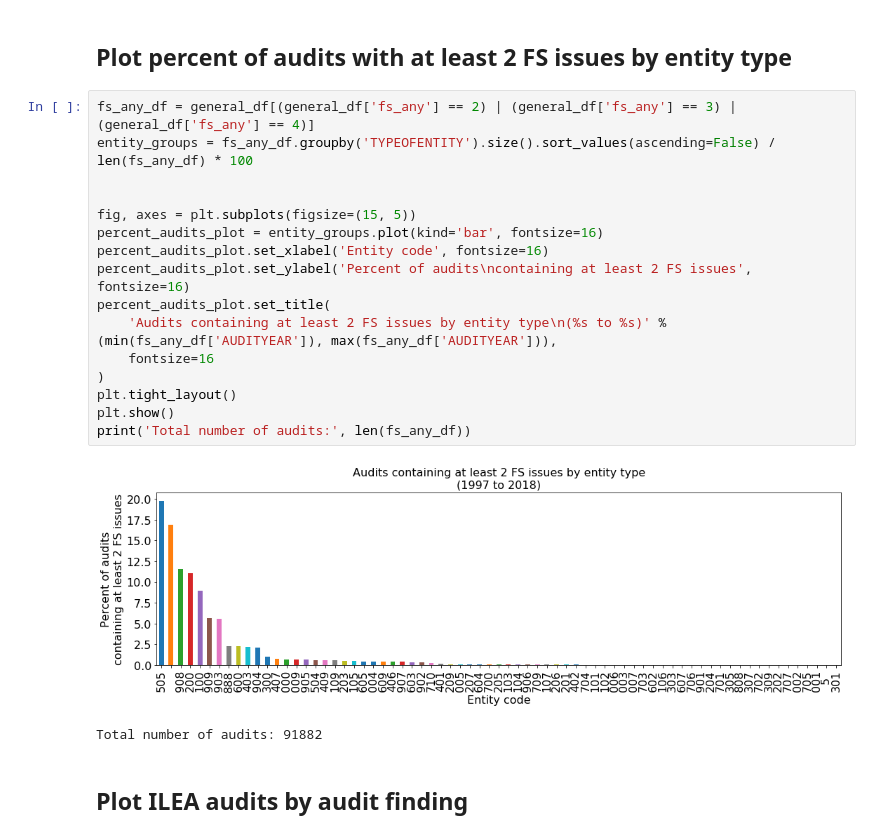
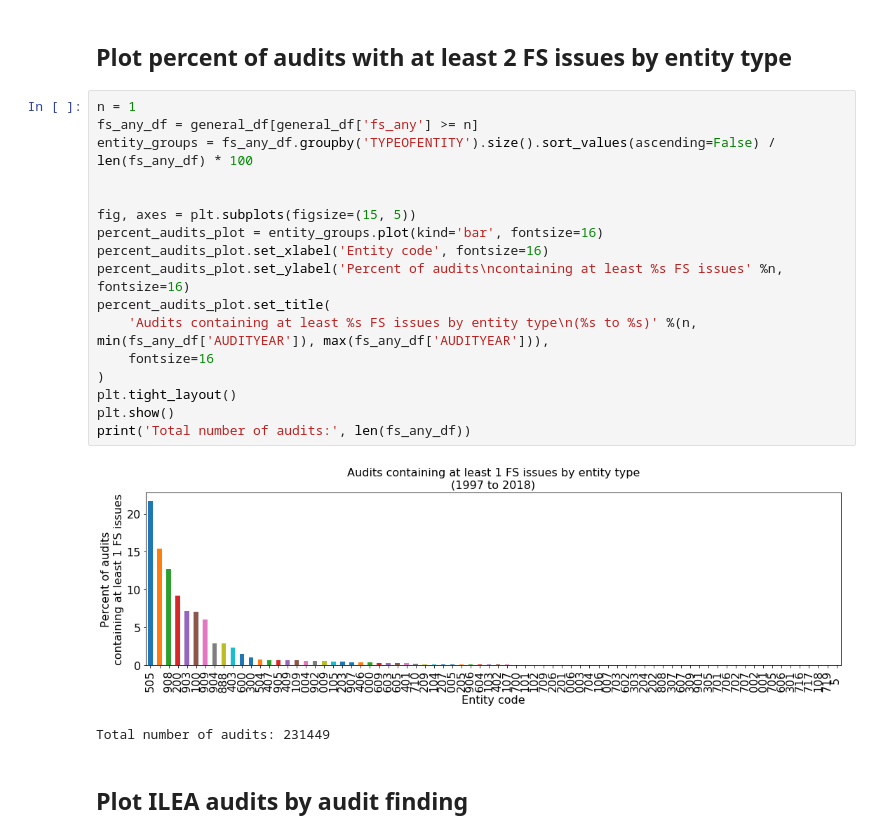
Before and after one commit to ihwang/fac, a Jupyter notebook: compliance_trends.ipynb, the cells around one changed output. Saved outputs shown, nothing was run; the diff lists cells and outputs as text.

```diff
--- a/compliance_trends.ipynb
+++ b/compliance_trends.ipynb
@@ -95,24 +95,25 @@ entity_dict['908']
 # %% [markdown]
 ## Plot percent of audits with at least 2 FS issues by entity type
 # %%
-fs_any_df = general_df[(general_df['fs_any'] == 2) | (general_df['fs_any'] == 3) | (general_df['fs_any'] == 4)]
+n = 1
+fs_any_df = general_df[general_df['fs_any'] >= n]
 entity_groups = fs_any_df.groupby('TYPEOFENTITY').size().sort_values(ascending=False) / len(fs_any_df) * 100
 
 
 fig, axes = plt.subplots(figsize=(15, 5))
 percent_audits_plot = entity_groups.plot(kind='bar', fontsize=16)
 percent_audits_plot.set_xlabel('Entity code', fontsize=16)
-percent_audits_plot.set_ylabel('Percent of audits\ncontaining at least 2 FS issues', fontsize=16)
+percent_audits_plot.set_ylabel('Percent of audits\ncontaining at least %s FS issues' %n, fontsize=16)
 percent_audits_plot.set_title(
-    'Audits containing at least 2 FS issues by entity type\n(%s to %s)' %(min(fs_any_df['AUDITYEAR']), max(fs_any_df['AUDITYEAR'])),
+    'Audits containing at least %s FS issues by entity type\n(%s to %s)' %(n, min(fs_any_df['AUDITYEAR']), max(fs_any_df['AUDITYEAR'])),
     fontsize=16
 )
 plt.tight_layout()
 plt.show()
 print('Total number of audits:', len(fs_any_df))
 # %% [output]
-[figure, old version]
+[figure, new version]
-Total number of audits: 91882
+Total number of audits: 231449
 # %% [markdown]
 ## Plot ILEA audits by audit finding
 # %%
```
Also changed, not shown: parts of 6 cells of this notebook, 1 other file.
